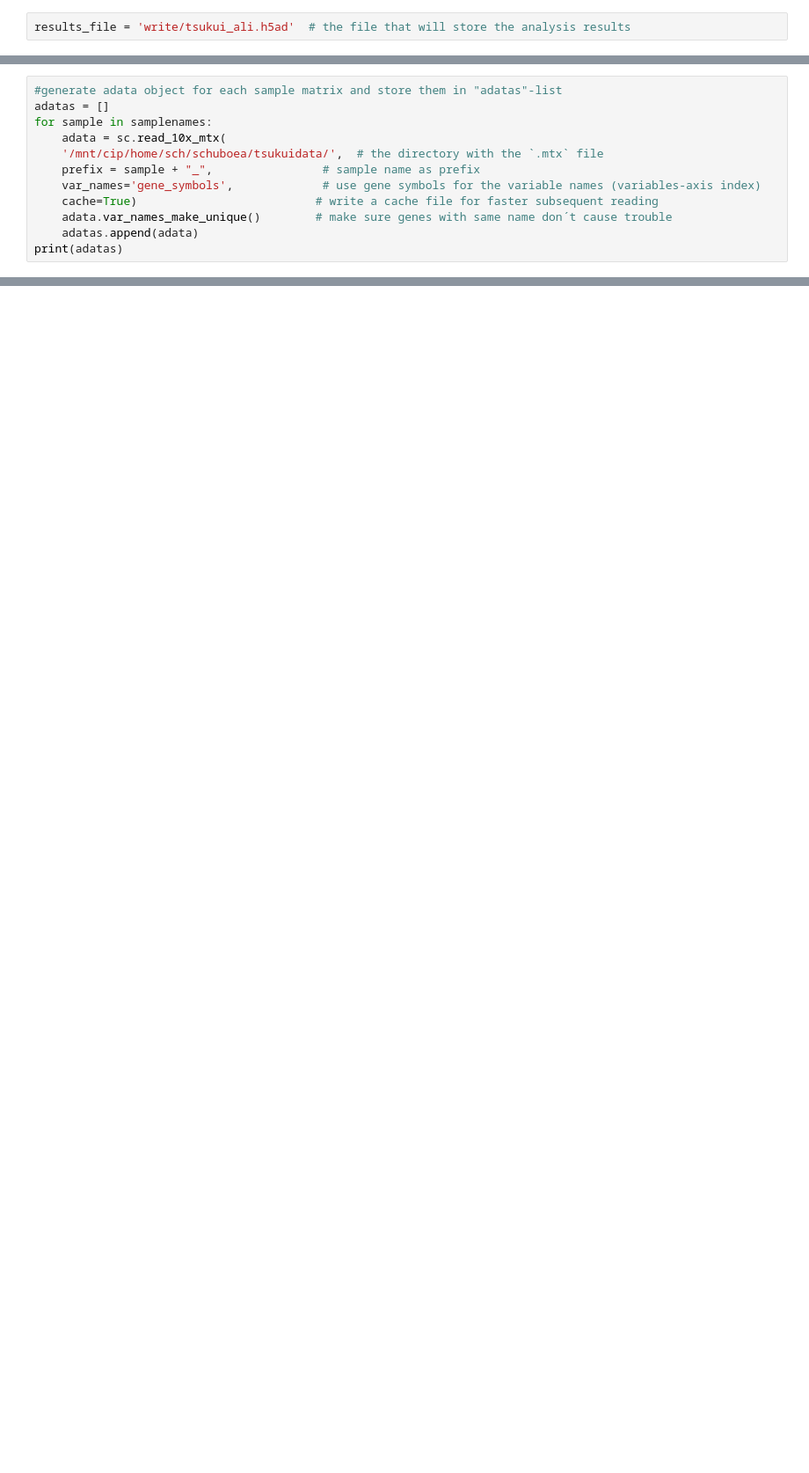
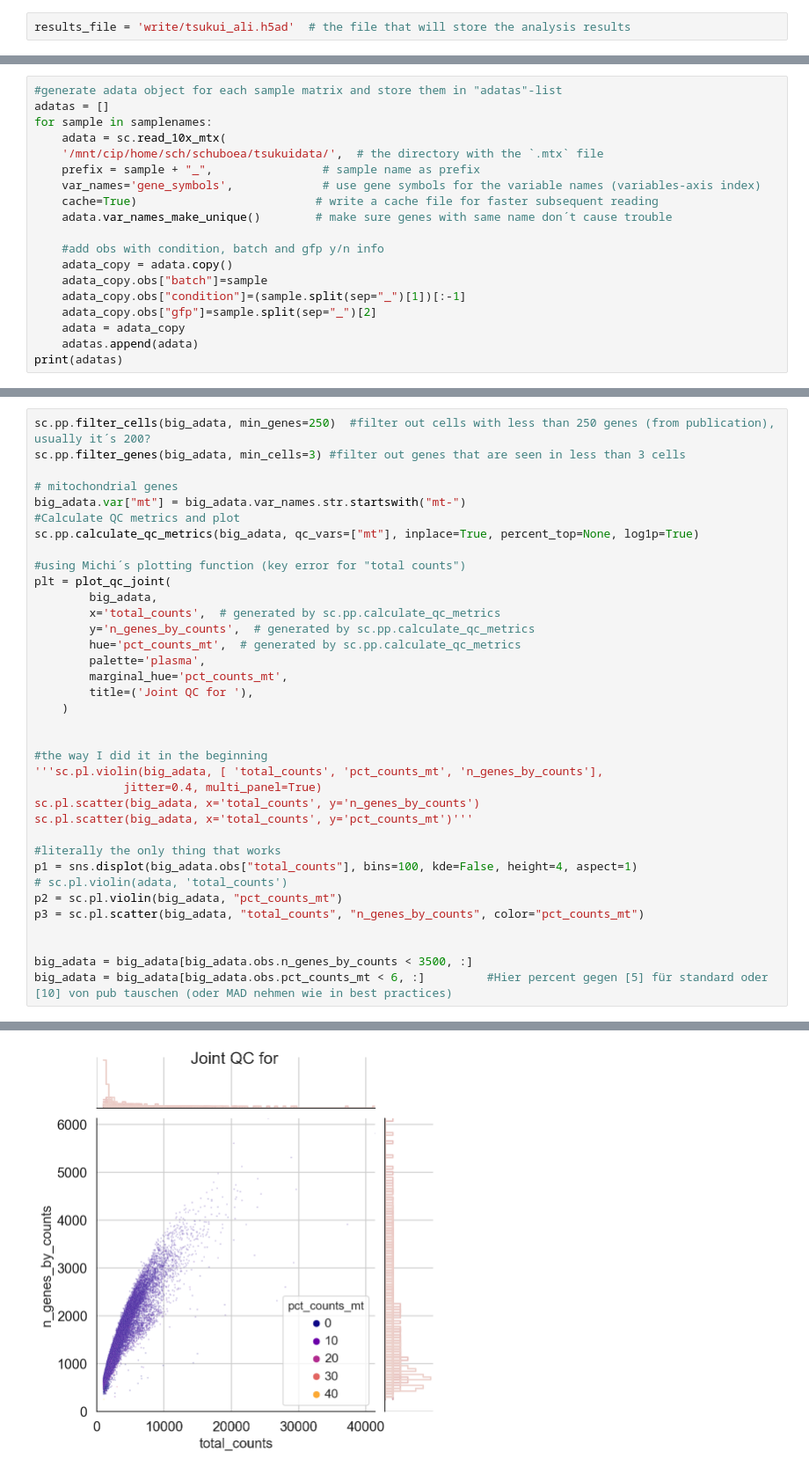
Before and after one commit to lueckenlab/masterpraktikum_fibrosis_atlas, a Jupyter notebook: notebooks/Tsukui/tsukui.ipynb, the cells around one changed output, grey strips where cells are left out. Shown at 88% size. Drawn from its saved outputs; the diff is of its cells as text; blank space fills up the shorter version.

```diff
--- a/notebooks/Tsukui/tsukui.ipynb
+++ b/notebooks/Tsukui/tsukui.ipynb
@@ -26,5 +35,12 @@ for sample in samplenames:
     var_names='gene_symbols',             # use gene symbols for the variable names (variables-axis index)
     cache=True)                          # write a cache file for faster subsequent reading
     adata.var_names_make_unique()        # make sure genes with same name don´t cause trouble
+
+    #add obs with condition, batch and gfp y/n info
+    adata_copy = adata.copy()
+    adata_copy.obs["batch"]=sample
+    adata_copy.obs["condition"]=(sample.split(sep="_")[1])[:-1]
+    adata_copy.obs["gfp"]=sample.split(sep="_")[2]
+    adata = adata_copy
     adatas.append(adata)
 print(adatas)
@@ -35,0 +94,37 @@ print(adatas)
+# %%
+sc.pp.filter_cells(big_adata, min_genes=250)  #filter out cells with less than 250 genes (from publication), usually it´s 200?
+sc.pp.filter_genes(big_adata, min_cells=3) #filter out genes that are seen in less than 3 cells
+
+# mitochondrial genes
+big_adata.var["mt"] = big_adata.var_names.str.startswith("mt-")
+#Calculate QC metrics and plot
+sc.pp.calculate_qc_metrics(big_adata, qc_vars=["mt"], inplace=True, percent_top=None, log1p=True)
+
+#using Michi´s plotting function (key error for "total counts")
+plt = plot_qc_joint(
+        big_adata,
+        x='total_counts',  # generated by sc.pp.calculate_qc_metrics
+        y='n_genes_by_counts',  # generated by sc.pp.calculate_qc_metrics
+        hue='pct_counts_mt',  # generated by sc.pp.calculate_qc_metrics
+        palette='plasma',
+        marginal_hue='pct_counts_mt',
+        title=('Joint QC for '),
+    )
+
+
+#the way I did it in the beginning
+'''sc.pl.violin(big_adata, [ 'total_counts', 'pct_counts_mt', 'n_genes_by_counts'],
+             jitter=0.4, multi_panel=True)
+sc.pl.scatter(big_adata, x='total_counts', y='n_genes_by_counts')
+sc.pl.scatter(big_adata, x='total_counts', y='pct_counts_mt')'''
+
+#literally the only thing that works
+p1 = sns.displot(big_adata.obs["total_counts"], bins=100, kde=False, height=4, aspect=1)
+# sc.pl.violin(adata, 'total_counts')
+p2 = sc.pl.violin(big_adata, "pct_counts_mt")
+p3 = sc.pl.scatter(big_adata, "total_counts", "n_genes_by_counts", color="pct_counts_mt")
+
+
+big_adata = big_adata[big_adata.obs.n_genes_by_counts < 3500, :]
+big_adata = big_adata[big_adata.obs.pct_counts_mt < 6, :]         #Hier percent gegen [5] für standard oder [10] von pub tauschen (oder MAD nehmen wie in best practices)
+# %% [output]
@@ -35,0 +133 @@ print(adatas)
+[figure, added]
```
Also changed, not shown: parts of 13 cells of this notebook.
